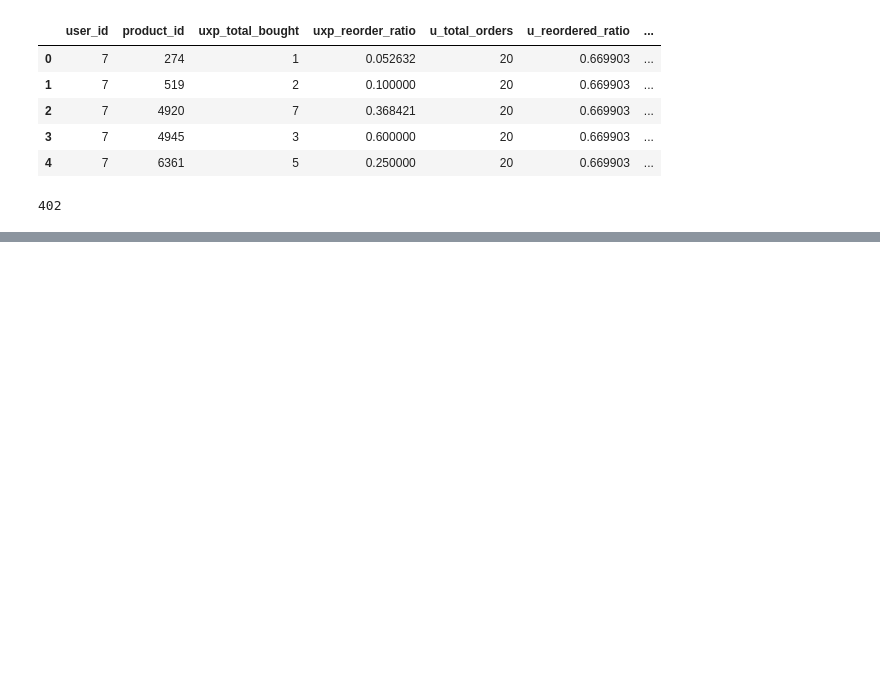
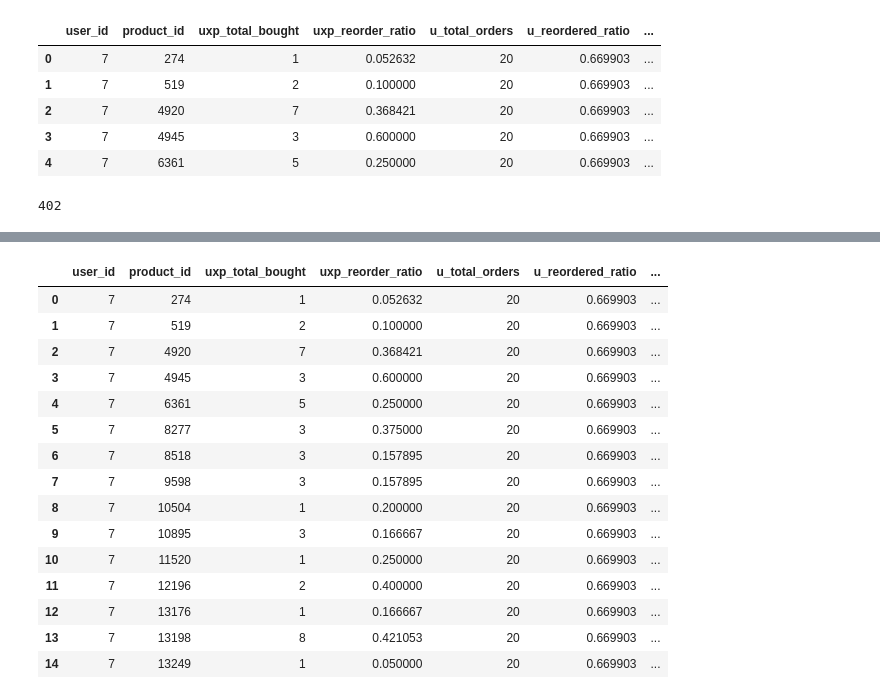
Before and after one commit to AmlanAlok/instacart-2017-project, a Jupyter notebook: Instacart_2017_XGBoost_1.ipynb, the cells around one changed output, grey strips where cells are left out. Saved outputs shown, nothing was run; the diff lists cells and outputs as text; code cells hidden in the pictures; blank space fills up the shorter version.

```diff
--- a/Instacart_2017_XGBoost_1.ipynb
+++ b/Instacart_2017_XGBoost_1.ipynb
@@ -360,0 +450,20 @@ gc.collect()
+# %%
+data_train['reordered'] = data_train['reordered'].fillna(0)
+data_train.head(15)
+# %% [output]
+|  | user_id | product_id | uxp_total_bought | uxp_reorder_ratio | u_total_orders | u_reordered_ratio | ... |
+| 0 | 7 | 274 | 1 | 0.052632 | 20 | 0.669903 | ... |
+| 1 | 7 | 519 | 2 | 0.100000 | 20 | 0.669903 | ... |
+| 2 | 7 | 4920 | 7 | 0.368421 | 20 | 0.669903 | ... |
+| 3 | 7 | 4945 | 3 | 0.600000 | 20 | 0.669903 | ... |
+| 4 | 7 | 6361 | 5 | 0.250000 | 20 | 0.669903 | ... |
+| 5 | 7 | 8277 | 3 | 0.375000 | 20 | 0.669903 | ... |
+| 6 | 7 | 8518 | 3 | 0.157895 | 20 | 0.669903 | ... |
+| 7 | 7 | 9598 | 3 | 0.157895 | 20 | 0.669903 | ... |
+| 8 | 7 | 10504 | 1 | 0.200000 | 20 | 0.669903 | ... |
+| 9 | 7 | 10895 | 3 | 0.166667 | 20 | 0.669903 | ... |
+| 10 | 7 | 11520 | 1 | 0.250000 | 20 | 0.669903 | ... |
+| 11 | 7 | 12196 | 2 | 0.400000 | 20 | 0.669903 | ... |
+| 12 | 7 | 13176 | 1 | 0.166667 | 20 | 0.669903 | ... |
+| 13 | 7 | 13198 | 8 | 0.421053 | 20 | 0.669903 | ... |
+| 14 | 7 | 13249 | 1 | 0.050000 | 20 | 0.669903 | ... |
```
Also changed, not shown: parts of 11 cells of this notebook.
